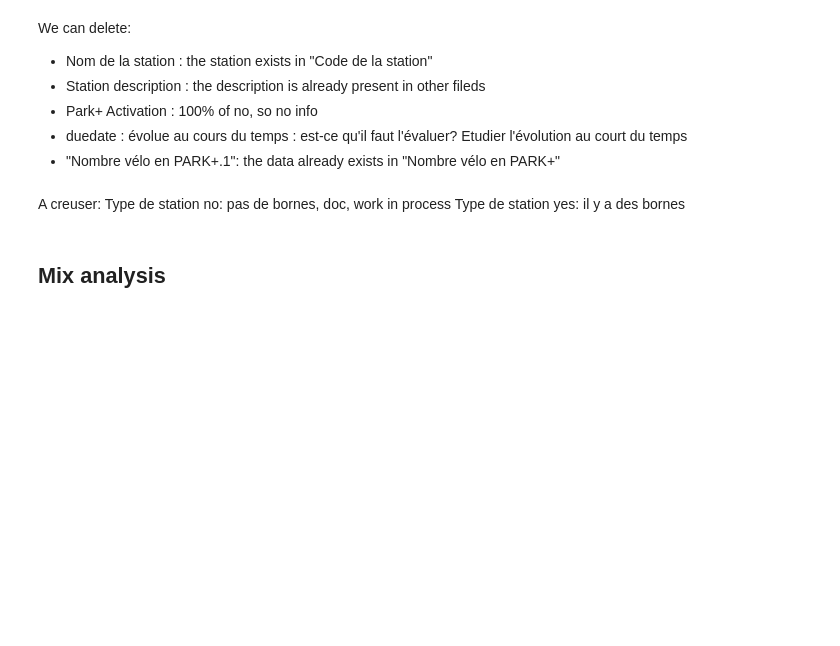
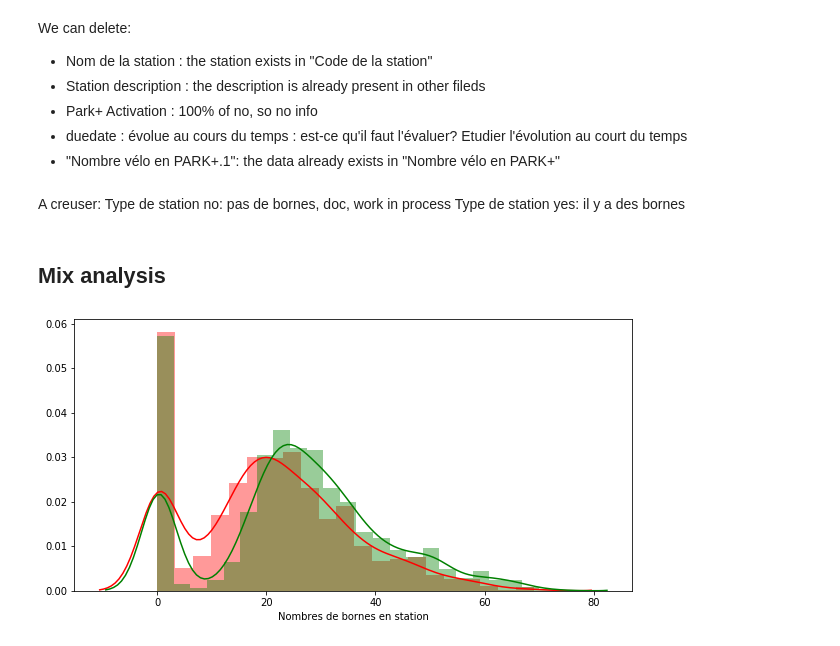
Before and after one commit to alexisgcomte/velib-prediction, a Jupyter notebook: 2. Data Visualisation/2. velib-prediction - data visualisation.ipynb, the cells around one changed output. Saved outputs shown, nothing was run; the diff lists cells and outputs as text; code cells hidden in the pictures; blank space fills up the shorter version.

```diff
--- a/2. Data Visualisation/2. velib-prediction - data visualisation.ipynb
+++ b/2. Data Visualisation/2. velib-prediction - data visualisation.ipynb
@@ -363,3 +364,13 @@ Type de station no: pas de bornes, doc, work in process
 Type de station yes: il y a des bornes
 # %% [markdown]
 ## Mix analysis
+# %%
+# Creation of a plot
+
+fig, axis = plt.subplots(figsize=(10,5))
+sns.distplot(df["Nombre de bornes disponibles"],ax=axis,hist=True,color="red",kde=True)
+sns.distplot(df["Nombres de bornes en station"],ax=axis,hist=True,color="green",kde=True)
+
+plt.show()
+# %% [output]
+[figure, added]
```
Also changed, not shown: parts of 10 cells of this notebook, 1 other file.
